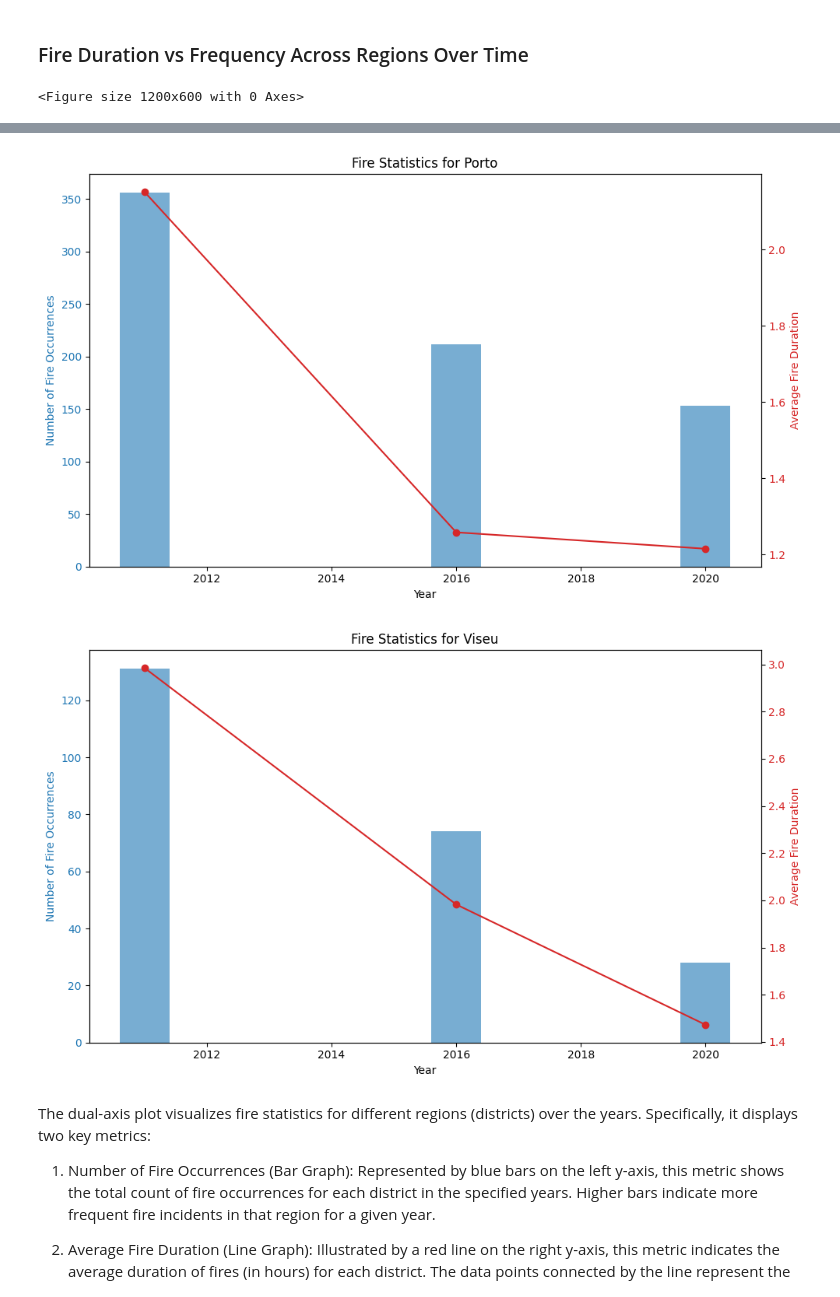
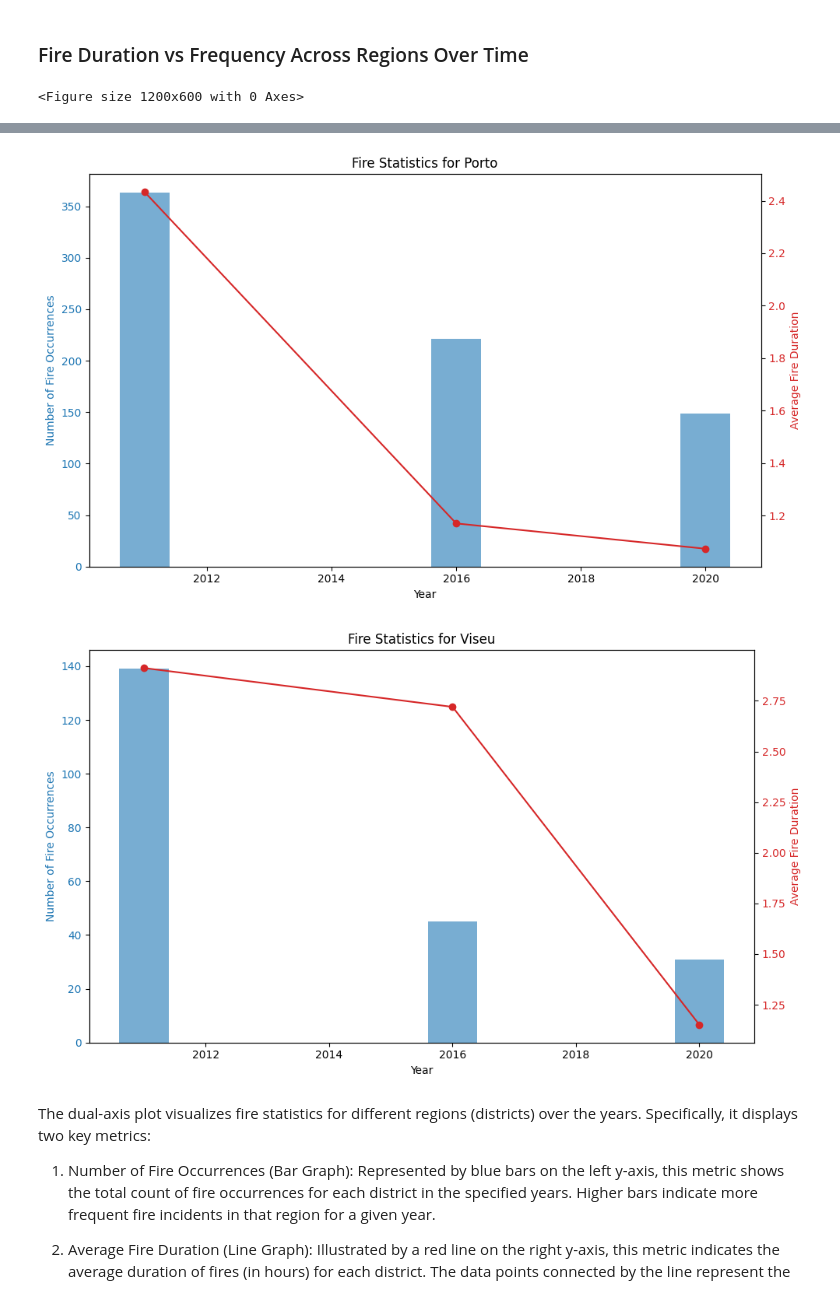
Before and after one commit to brunomfernandes45/fced_stats_project, a Jupyter notebook: phase2_exploration_visualization.ipynb, the cells around one changed output, grey strips where cells are left out. Cells and saved outputs as stored; diff of their text form; code cells hidden in the pictures.

```diff
--- a/phase2_exploration_visualization.ipynb
+++ b/phase2_exploration_visualization.ipynb
@@ -6,0 +12,16 @@ Visualization tools will play a crucial role in this process, as they allow us t
+# %%
+files = {
+    'datasets/clean_dataset.xlsx': ['SGIF_2011_2020'],
+    'datasets/Estatisticas_Incendios_SGIF_2001_2023.xlsx': ['Estatisticas_PortugalContinent', 'Estatisticas_Distrito', 'Estatisticas_Concelho']
+}
+
+datasets = {}
+
+for file, sheets in files.items():
+    for sheet in sheets:
+        if sheet == 'SGIF_2011_2020':
+            datasets[sheet] = pd.read_excel(file, sheet_name='Sheet1')
+        else:
+            datasets[sheet] = pd.read_excel(file, sheet_name=sheet)
+
+datasets
@@ -97,6 +136,9 @@ Average fire duration in Porto municipality in 2020: 1.05 hours
 # %% [markdown]
 ### Fire Duration vs Frequency Across Regions Over Time
 # %%
+dataset_sample = datasets['SGIF_2011_2020'].sample(n=1000, random_state=999)
+dataset_sample.sample(n=5, random_state=999)
+
 # Agrupar os dados por distrito e ano
 df = dataset_sample
 grouped = df.groupby(['Distrito', 'Ano']).agg(
@@ -136,5 +178,5 @@ for region in regions:
-[figure, old version]
+[figure, new version]
-[figure, old version]
+[figure, new version]
 # %% [markdown]
 The dual-axis plot visualizes fire statistics for different regions (districts) over the years. Specifically, it displays two key metrics:
 
```
Also changed, not shown: parts of 15 cells of this notebook, 3 other files.
